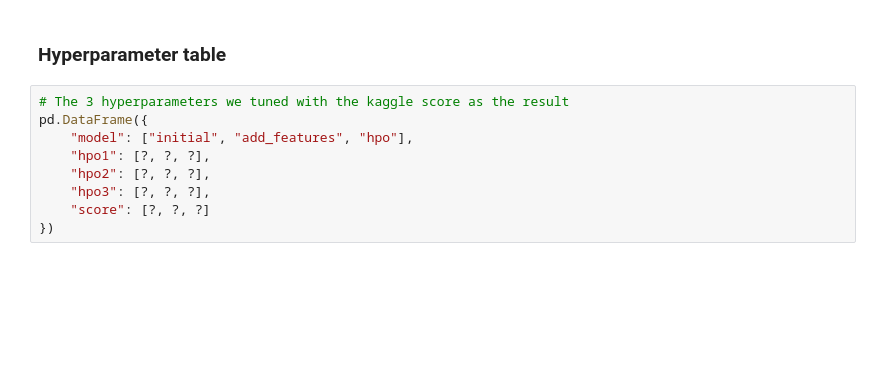
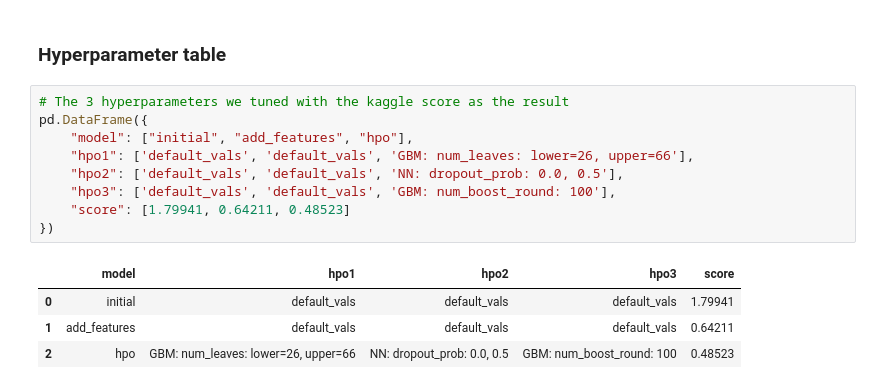
Before and after one commit to Nahom4258/cd0385-project-starter, a Jupyter notebook: project/project-template.ipynb, the cells around one changed output. Saved outputs shown, nothing was run; the diff lists cells and outputs as text; blank space fills up the shorter version.

```diff
--- a/project/project-template.ipynb
+++ b/project/project-template.ipynb
@@ -402,9 +658,14 @@ fig.savefig('model_test_score.png')
 # %%
 # The 3 hyperparameters we tuned with the kaggle score as the result
 pd.DataFrame({
     "model": ["initial", "add_features", "hpo"],
-    "hpo1": [?, ?, ?],
-    "hpo2": [?, ?, ?],
-    "hpo3": [?, ?, ?],
-    "score": [?, ?, ?]
+    "hpo1": ['default_vals', 'default_vals', 'GBM: num_leaves: lower=26, upper=66'],
+    "hpo2": ['default_vals', 'default_vals', 'NN: dropout_prob: 0.0, 0.5'],
+    "hpo3": ['default_vals', 'default_vals', 'GBM: num_boost_round: 100'],
+    "score": [1.79941, 0.64211, 0.48523]
 })
+# %% [output]
+|  | model | hpo1 | hpo2 | hpo3 | score |
+| 0 | initial | default_vals | default_vals | default_vals | 1.79941 |
+| 1 | add_features | default_vals | default_vals | default_vals | 0.64211 |
+| 2 | hpo | GBM: num_leaves: lower=26, upper=66 | NN: dropout_prob: 0.0, 0.5 | GBM: num_boost_round: 100 | 0.48523 |
```
Also changed, not shown: parts of 31 cells of this notebook, 1 other file.
